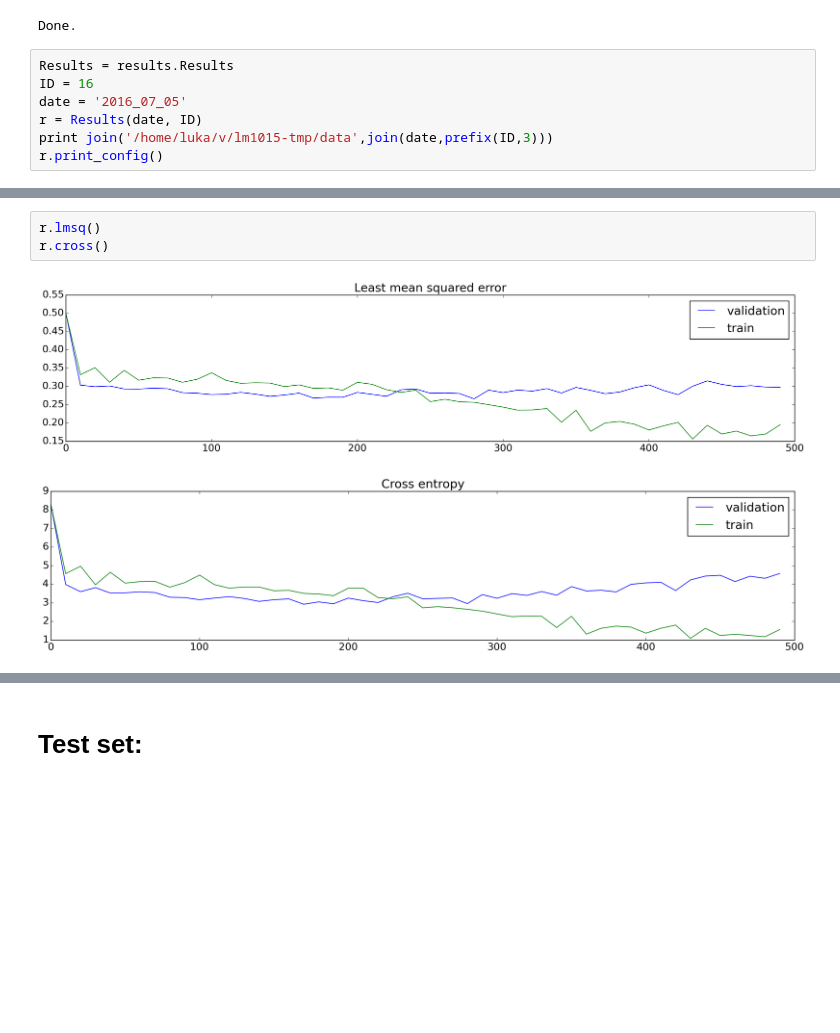
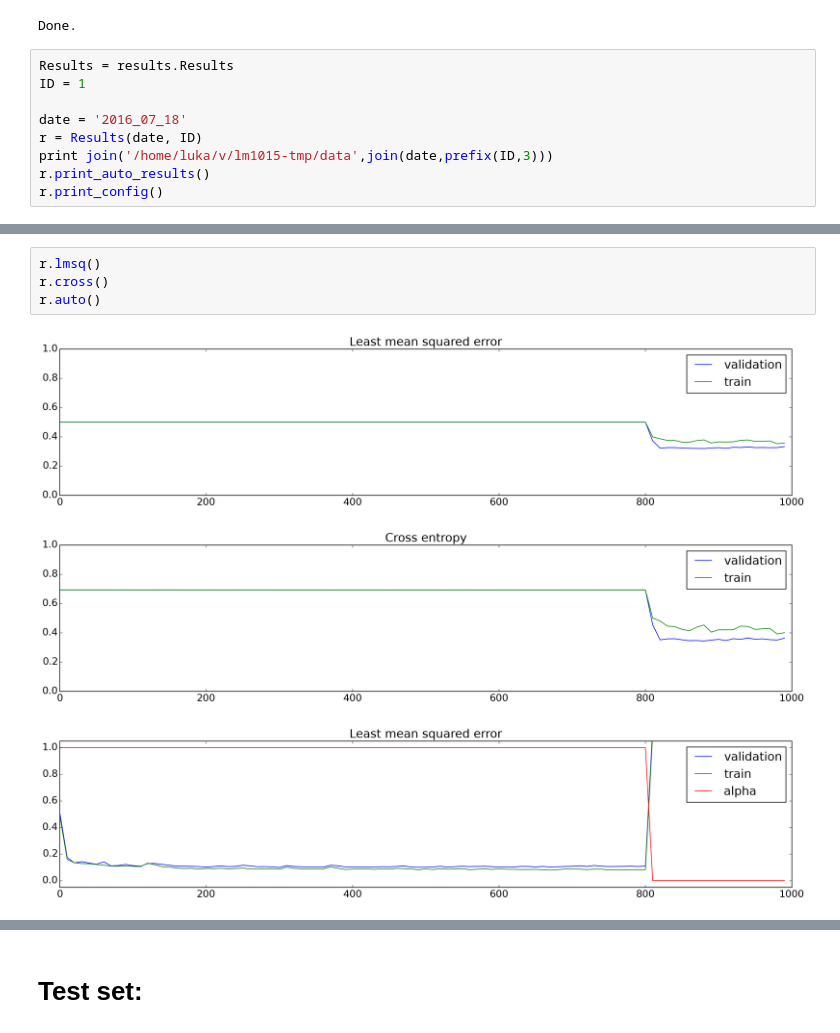
Before and after one commit to lotka/autofaces, a Jupyter notebook: notebooks/results.ipynb, the cells around one changed output, grey strips where cells are left out. Cells and saved outputs as stored; diff of their text form; blank space fills up the shorter version.

```diff
--- a/notebooks/results.ipynb
+++ b/notebooks/results.ipynb
@@ -17,10 +17,12 @@ print 'Done.'
 Done.
 # %%
 Results = results.Results
-ID = 16
-date = '2016_07_05'
+ID = 1
+
+date = '2016_07_18'
 r = Results(date, ID)
 print join('/home/luka/v/lm1015-tmp/data',join(date,prefix(ID,3)))
+r.print_auto_results()
 r.print_config()
 # %% [output]
 Aim:
@@ -69,9 +80,11 @@ data
 # %%
 r.lmsq()
 r.cross()
+r.auto()
 # %% [output]
-[figure, old version]
+[figure, new version]
-[figure, old version]
+[figure, new version]
+[figure, added]
 # %%
 r.au('train',smooth=False)
 r.au('validation',smooth=False)
```
Also changed, not shown: parts of 6 cells of this notebook, 27 other files.
